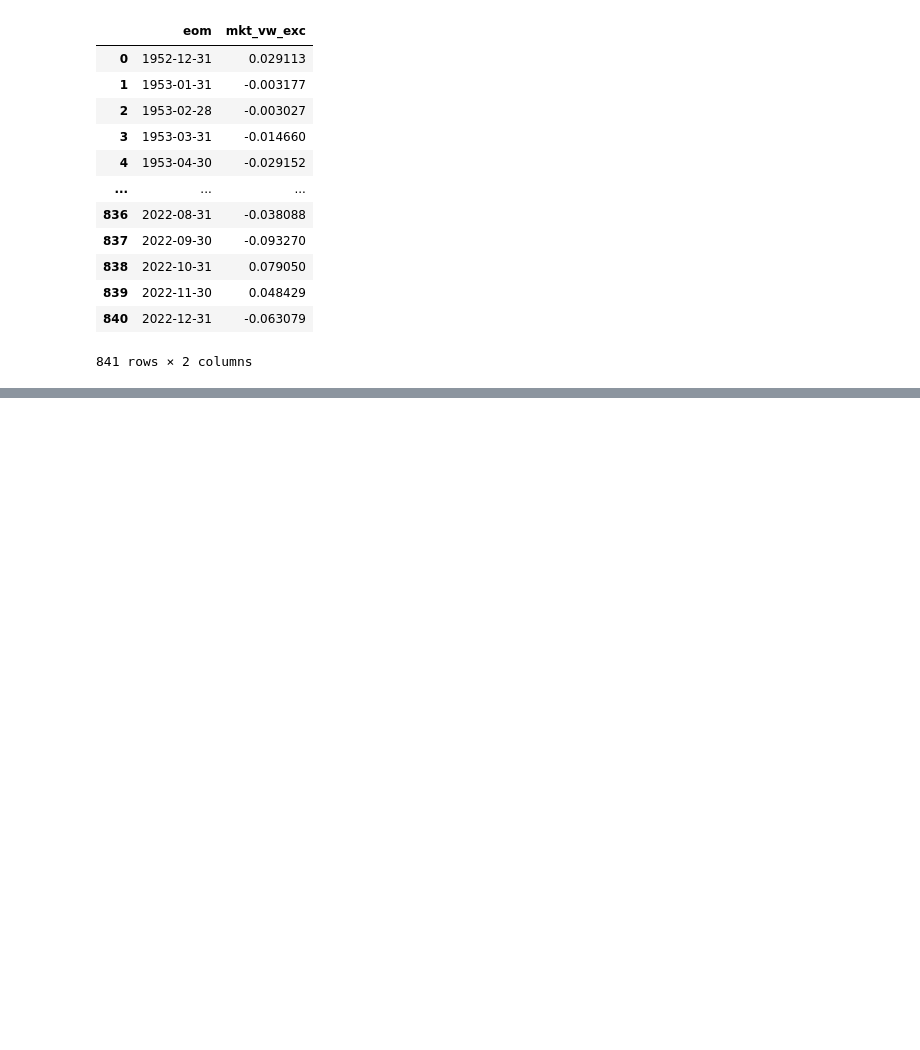
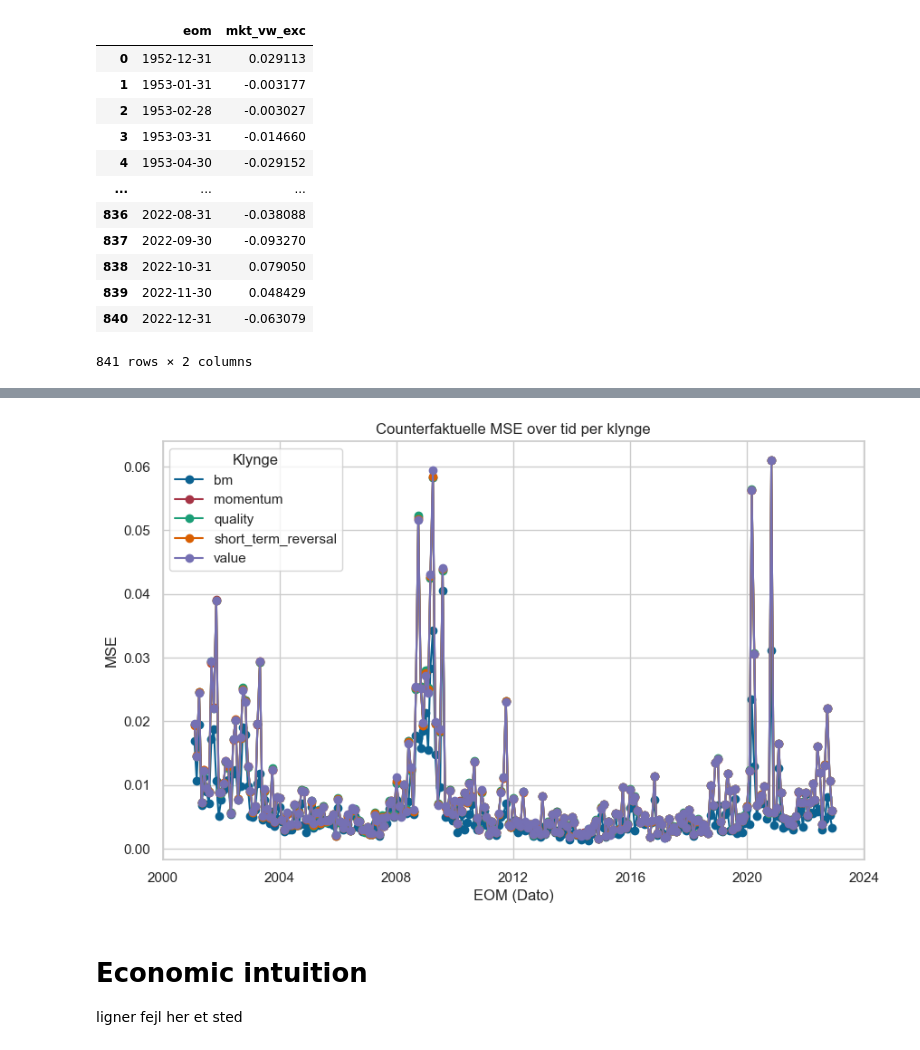
Before and after one commit to Hedegaard9/Master, a Jupyter notebook: Implementable efficient frontier.ipynb, the cells around one changed output, grey strips where cells are left out. Cells and saved outputs as stored; diff of their text form; code cells hidden in the pictures; blank space fills up the shorter version.

```diff
--- a/Implementable efficient frontier.ipynb
+++ b/Implementable efficient frontier.ipynb
@@ -319,3 +231,6 @@ with open("./data_fifty/static.pkl", "rb") as f:
 # %%
 with open("./data_fifty/static.pkl", "rb") as f:
     static = pickle.load(f)
+# %%
+with open("./pfml_seed_10_g1.pkl", "rb") as f:
+    pfml = pickle.load(f)
@@ -321,0 +679,26 @@ with open("./data_fifty/static.pkl", "rb") as f:
+# %%
+cf_clusters = ["bm"] + ief_cf_clusters
+tpf_cf_wealth = Prepare_Data.wealth_func(wealth_end=0, end=settings['split']['test_end'], market=market, risk_free=risk_free)
+model_file = os.path.join(output_path, "demeaned_model_1.pkl")
+with open(model_file, "rb") as f:
+    er_models = pickle.load(f)
+# %%
+tpf_cf_base_list = []
+for cf_cluster in cf_clusters:
+    pf_cf = tpf_cf_fun(
+        data = chars[chars['valid'] == True],
+        cf_cluster = cf_cluster,
+        er_models = er_models,
+        dates = dates_oos,
+        cluster_labels = cluster_labels,
+        cov_list = barra_cov,
+        gamma_rel = 100,  # Brug en højere gamma for at gøre TPF mindre ekstrem
+        wealth = tpf_cf_wealth,
+        seed = settings['seed_no']
+    )
+    tpf_cf_base_list.append(pf_cf)
+
+tpf_cf_base = pd.concat(tpf_cf_base_list, ignore_index=True)
+
+# Gem som CSV
+tpf_cf_base.to_csv(os.path.join(output_path, "tpf_cf_base.csv"), index=False)
@@ -321,0 +945,21 @@ with open("./data_fifty/static.pkl", "rb") as f:
+# %%
+ret_cf['eom'] = pd.to_datetime(ret_cf['eom'])
+
+# Pivotér dataen, så vi får en DataFrame med eom som index og en kolonne for hver klynge
+mse_pivot = ret_cf.pivot_table(index='eom', columns='cluster', values='mse')
+
+plt.figure(figsize=(10, 6))
+for cluster in mse_pivot.columns:
+    plt.plot(mse_pivot.index, mse_pivot[cluster], marker='o', label=cluster)
+
+plt.xlabel("EOM (Dato)")
+plt.ylabel("MSE")
+plt.title("Counterfaktuelle MSE over tid per klynge")
+plt.legend(title="Klynge")
+plt.grid(True)
+plt.show()
+# %% [output]
+[figure, added]
+# %% [markdown]
+# Economic intuition
+ligner fejl her et sted
```
Also changed, not shown: parts of 57 cells of this notebook, 4 other files.
